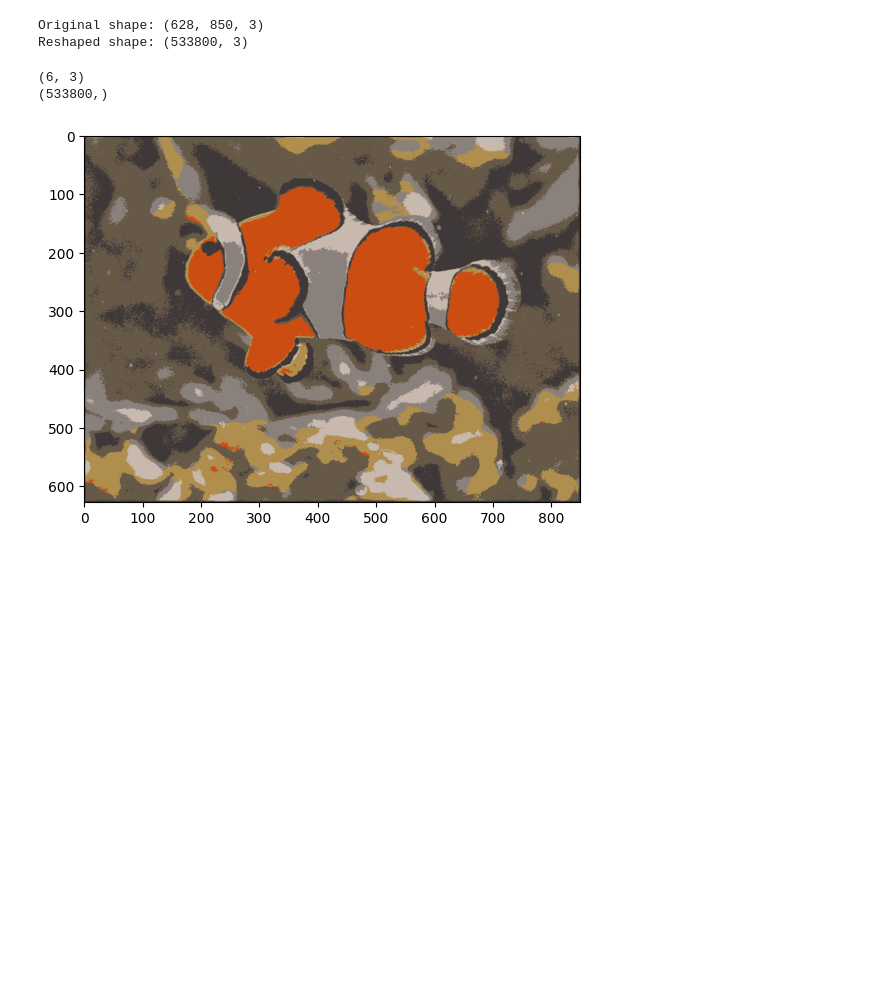
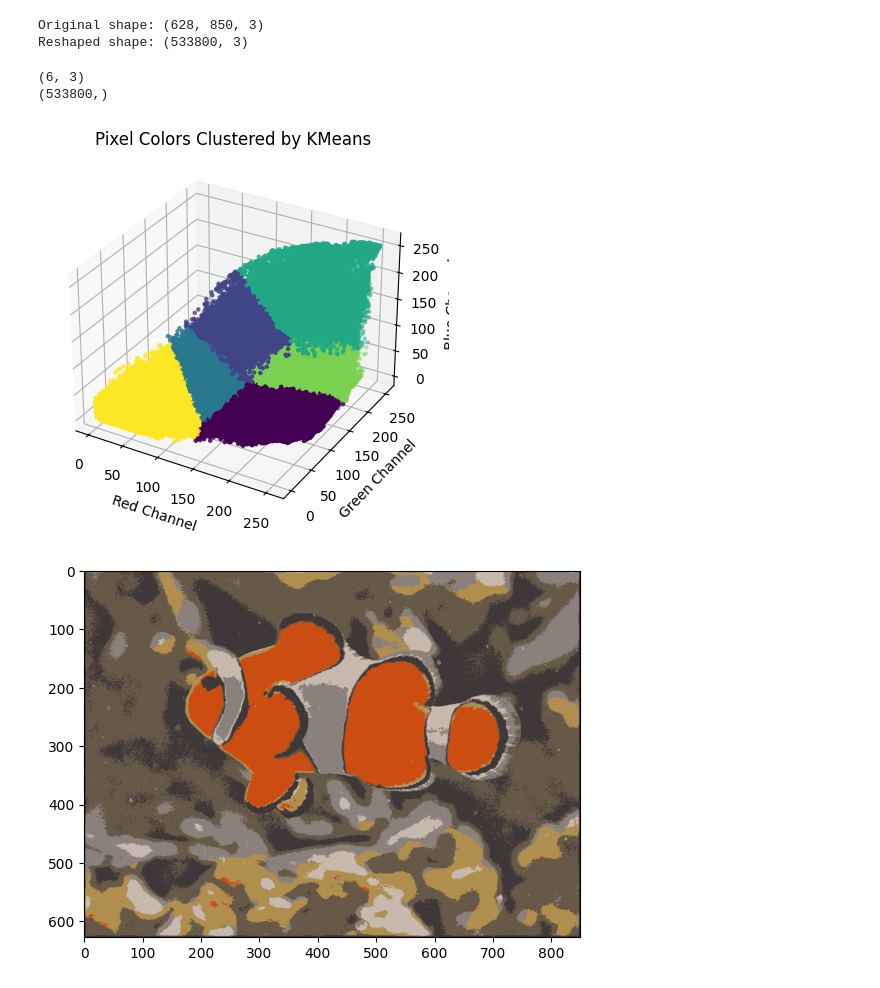
Before and after one commit to j-sikula/MPA-MLF, a Jupyter notebook: cv4_Kmeans/Lab_02_Kmeans.ipynb, the cells around one changed output. Saved outputs shown, nothing was run; the diff lists cells and outputs as text; code cells hidden in the pictures; blank space fills up the shorter version.

Commit message:
Finished work on Kmeans

```diff
--- a/cv4_Kmeans/Lab_02_Kmeans.ipynb
+++ b/cv4_Kmeans/Lab_02_Kmeans.ipynb
@@ -594,34 +594,43 @@ def compress_image(image: np.ndarray, number_of_colours: int) -> np.ndarray:
     into 'number_of_colours' clusters. Each pixel's colour in the image is then replaced
     with the colour of the closest centroid of these clusters. This process effectively
     reduces the number of colours in the image, resulting in compression.
 
     Parameters:
     image (np.array): The original image is represented as a 3D numpy array
                       (height x width x color_channels).
     number_of_colours (int): The number of colours to reduce the image to.
 
     Returns:
     np.array: The compressed image as a numpy array in the same shape as the input.
     """
     image2D = image.reshape(-1, 3) # Reshape the image to a 2D array where each row is a pixel and columns are RGB values
     reduced_image = KMeans(n_clusters=number_of_colours, random_state=0).fit(image2D)
 
     colors_as_centroids = reduced_image.cluster_centers_.astype('uint8')
     labels = reduced_image.labels_
     print(colors_as_centroids.shape)
     print(labels.shape)
     new_color_pixels = colors_as_centroids[labels] # Replace each pixel's color with the color of its assigned centroid
     compressed_image = new_color_pixels.reshape(image.shape) # Reshape back to the original image shape
 
+    fig = plt.figure()
+    ax = fig.add_subplot(projection='3d')
+    ax.scatter(image2D[:,0], image2D[:,1], image2D[:,2], c=labels, cmap='viridis', marker='.')
+    plt.title('Pixel Colors Clustered by KMeans')
+    plt.xlabel('Red Channel')
+    plt.ylabel('Green Channel')
+    ax.set_zlabel('Blue Channel')
+    plt.show()
     return compressed_image
 
 red = compress_image(loaded_image, 6)
 plt.imshow(red)
 plt.show()
 # %% [output]
 (6, 3)
 (533800,)
-[figure, old version]
+[figure, new version]
+[figure, added]
 # %%
 img = compress_image(loaded_image, 3)
 
```
Also changed, not shown: parts of 10 cells of this notebook.
